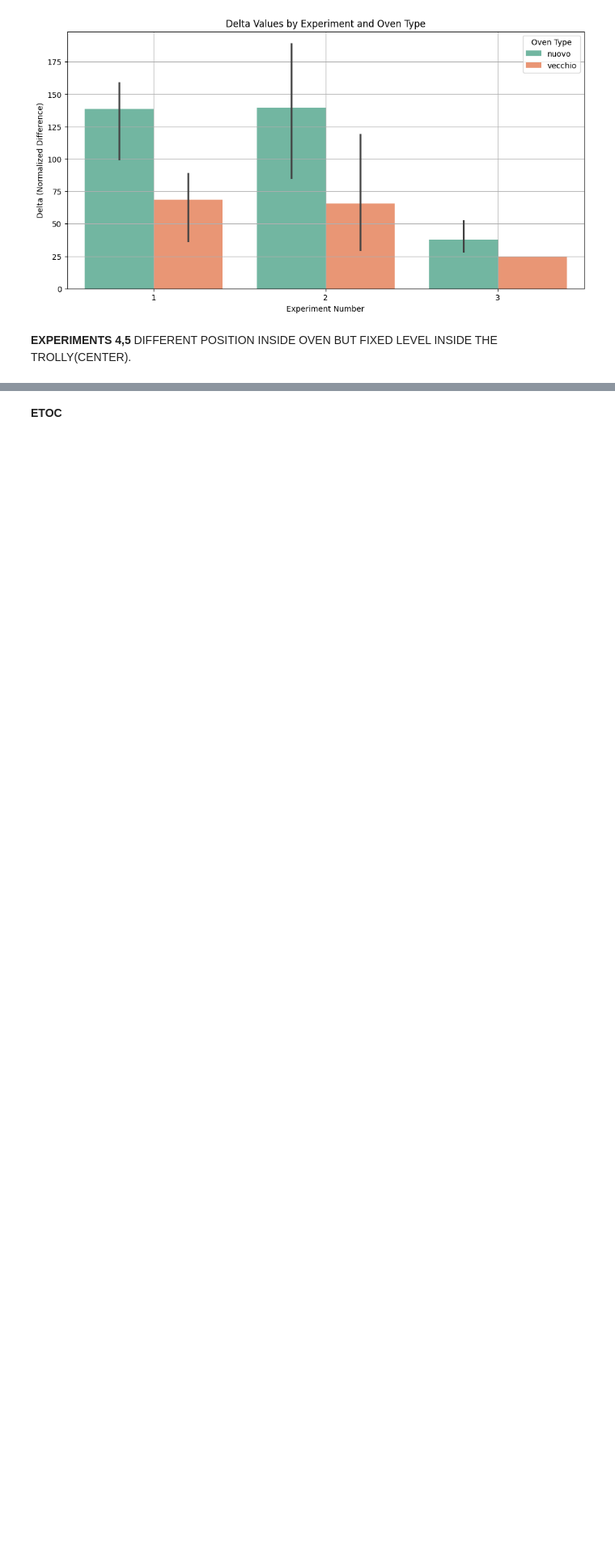
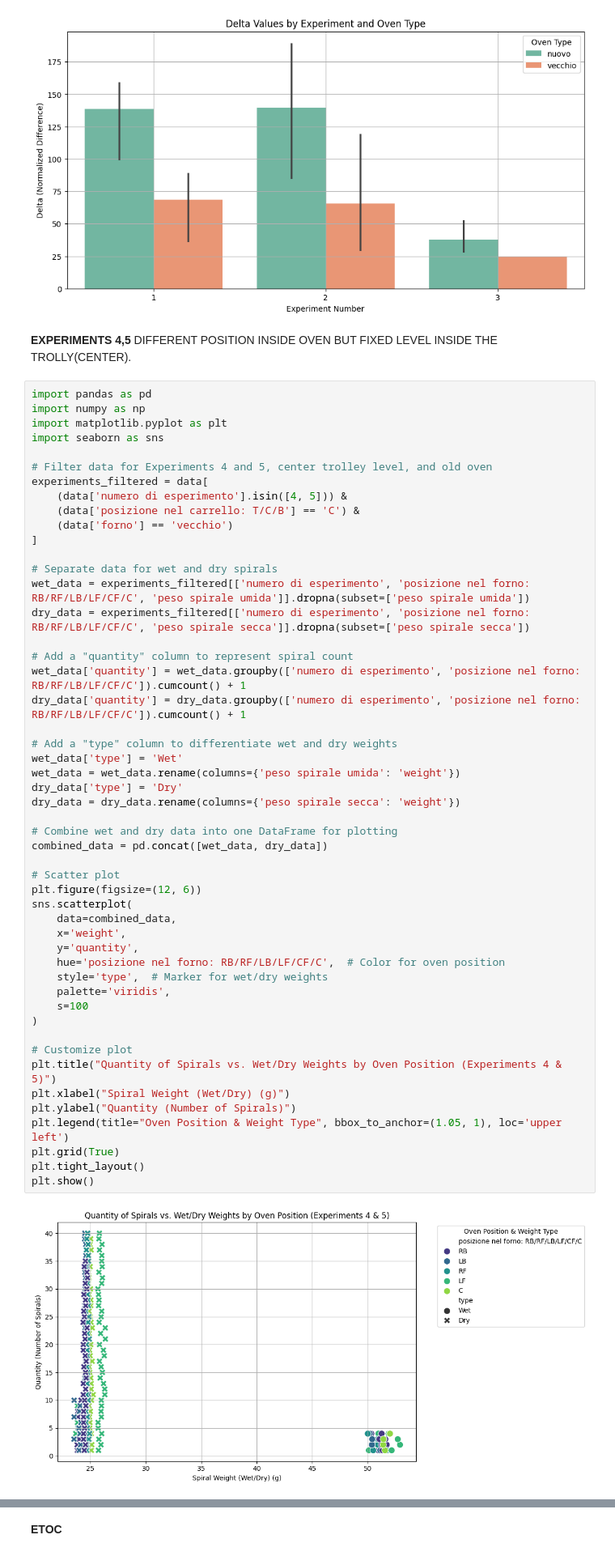
Before and after one commit to MaliheDahmardeh/ZB, a Jupyter notebook: ZB.ipynb, the cells around one changed output, grey strips where cells are left out. Shown at 81% size. Cells and saved outputs as stored; diff of their text form; blank space fills up the shorter version.

```diff
--- a/ZB.ipynb
+++ b/ZB.ipynb
@@ -720,3 +785,55 @@ Grouped Statistics with Delta:
 [figure]
 # %% [markdown]
 **EXPERIMENTS 4,5** DIFFERENT POSITION INSIDE OVEN BUT FIXED LEVEL INSIDE THE TROLLY(CENTER).
+# %%
+import pandas as pd
+import numpy as np
+import matplotlib.pyplot as plt
+import seaborn as sns
+
+# Filter data for Experiments 4 and 5, center trolley level, and old oven
+experiments_filtered = data[
+    (data['numero di esperimento'].isin([4, 5])) &
+    (data['posizione nel carrello: T/C/B'] == 'C') &
+    (data['forno'] == 'vecchio')
+]
+
+# Separate data for wet and dry spirals
+wet_data = experiments_filtered[['numero di esperimento', 'posizione nel forno: RB/RF/LB/LF/CF/C', 'peso spirale umida']].dropna(subset=['peso spirale umida'])
+dry_data = experiments_filtered[['numero di esperimento', 'posizione nel forno: RB/RF/LB/LF/CF/C', 'peso spirale secca']].dropna(subset=['peso spirale secca'])
+
+# Add a "quantity" column to represent spiral count
+wet_data['quantity'] = wet_data.groupby(['numero di esperimento', 'posizione nel forno: RB/RF/LB/LF/CF/C']).cumcount() + 1
+dry_data['quantity'] = dry_data.groupby(['numero di esperimento', 'posizione nel forno: RB/RF/LB/LF/CF/C']).cumcount() + 1
+
+# Add a "type" column to differentiate wet and dry weights
+wet_data['type'] = 'Wet'
+wet_data = wet_data.rename(columns={'peso spirale umida': 'weight'})
+dry_data['type'] = 'Dry'
+dry_data = dry_data.rename(columns={'peso spirale secca': 'weight'})
+
+# Combine wet and dry data into one DataFrame for plotting
+combined_data = pd.concat([wet_data, dry_data])
+
+# Scatter plot
+plt.figure(figsize=(12, 6))
+sns.scatterplot(
+    data=combined_data,
+    x='weight',
+    y='quantity',
+    hue='posizione nel forno: RB/RF/LB/LF/CF/C',  # Color for oven position
+    style='type',  # Marker for wet/dry weights
+    palette='viridis',
+    s=100
+)
+
+# Customize plot
+plt.title("Quantity of Spirals vs. Wet/Dry Weights by Oven Position (Experiments 4 & 5)")
+plt.xlabel("Spiral Weight (Wet/Dry) (g)")
+plt.ylabel("Quantity (Number of Spirals)")
+plt.legend(title="Oven Position & Weight Type", bbox_to_anchor=(1.05, 1), loc='upper left')
+plt.grid(True)
+plt.tight_layout()
+plt.show()
+# %% [output]
+[figure, added]
```
Also changed, not shown: parts of 5 cells of this notebook.
